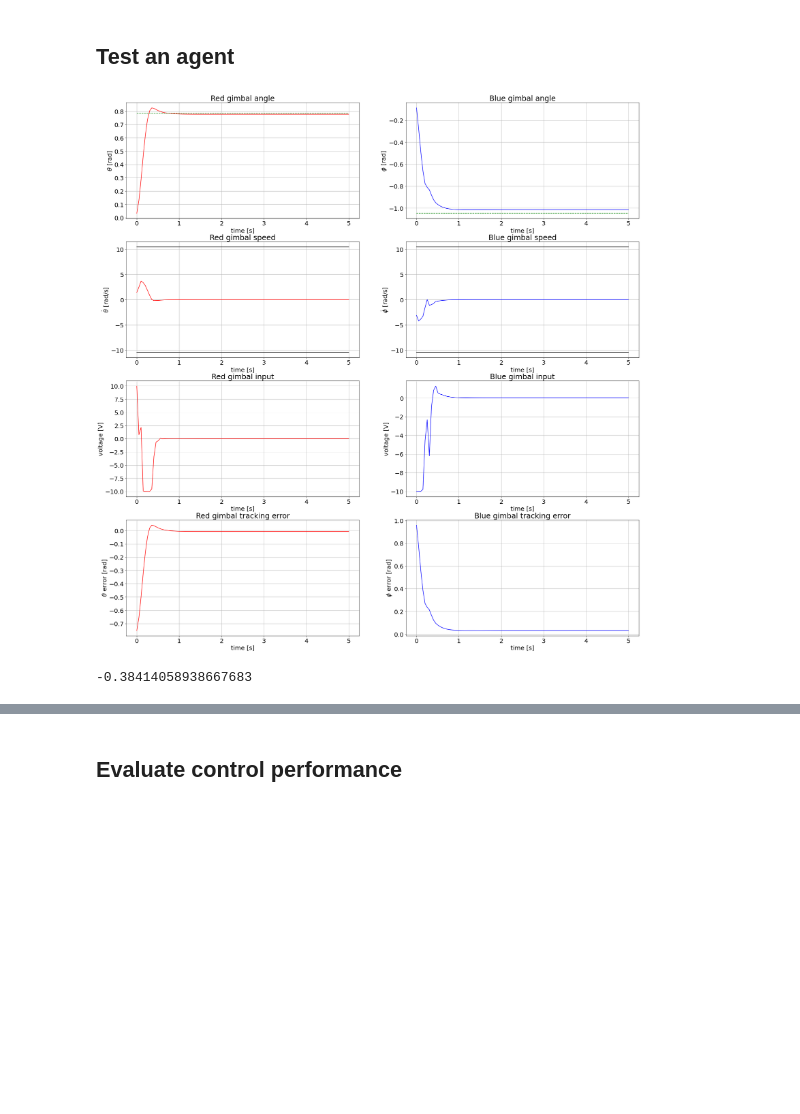
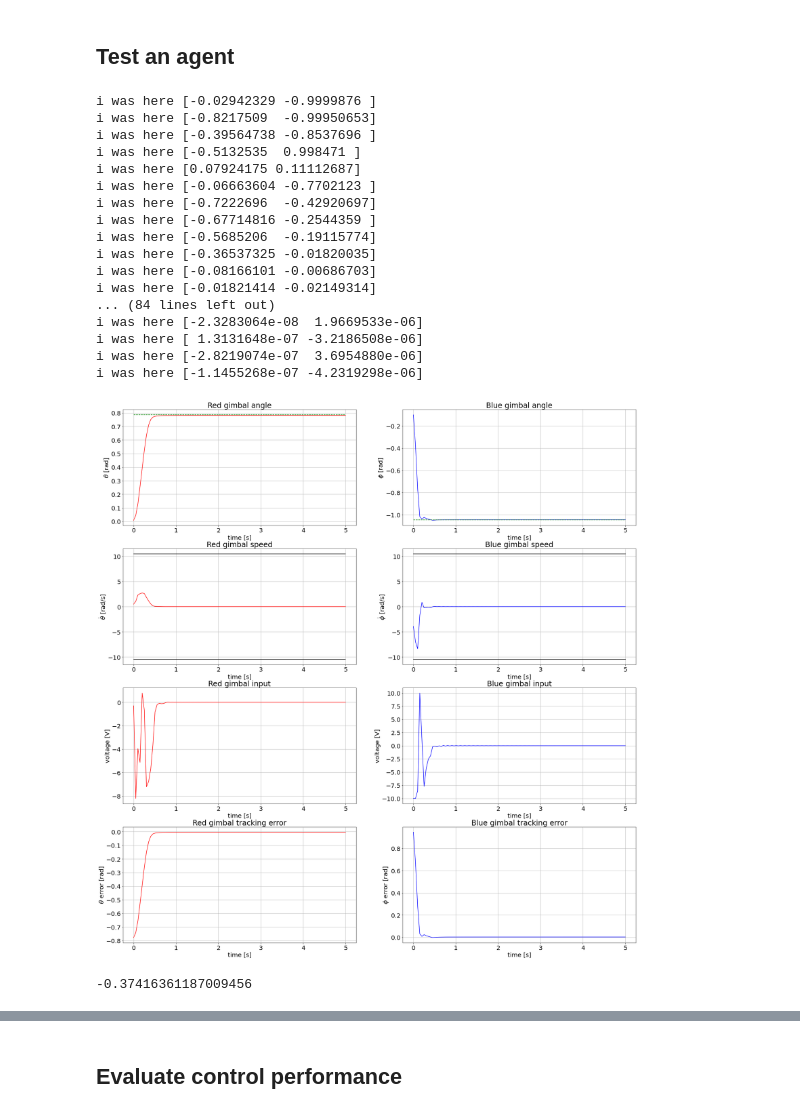
Before and after one commit to YanXiong-UCAS/Gyro_MBRL, a Jupyter notebook: Gyro_MBRL/code/Basic_code/td3_reward_function_comparision/reward_testing.ipynb, the cells around one changed output, grey strips where cells are left out. Saved outputs shown, nothing was run; the diff lists cells and outputs as text; code cells hidden in the pictures; blank space fills up the shorter version.

```diff
--- a/Gyro_MBRL/code/Basic_code/td3_reward_function_comparision/reward_testing.ipynb
+++ b/Gyro_MBRL/code/Basic_code/td3_reward_function_comparision/reward_testing.ipynb
@@ -87,31 +87,48 @@ plt.savefig('tmp.png')
 # %%
 # Test paramaters
 env_name = 'GyroscopeEnv-v1'  # GyroscopeRealEnv-v0， GyroscopeEnv-v1, GyroscopeIntegralEnv-v1
 
 init_state = np.array([0,0,0,0,45/180*np.pi,-60/180*np.pi,200/60*2*np.pi])
 env = create_env(env_name,state=init_state)
 
 # agent_paths = ['sac_q', 'sac_q_ep', 'sac_q_p', 'sac_q_e', 'sac_q_b']   # Quadratic
 # agent_paths = ["sac_q_opt_001", "sac_q_opt_002", "sac_q_opt_003"]   # Quadratic---opt
 # agent_paths = ['sac_a']   # Absolute
 # agent_paths = ['sac_n', 'sac_n_2505', 'sac_n_b']   # Normalized
 # agent_paths = ['sac_s']   # Sparse
-agent_paths = ['td3_pe_opt_ing']   # PE
+agent_paths = ['td3_pe_opt_ing_30000']   # PE
 # agent_paths = ['sac_pe_opt', "sac_pe_opt001", "sac_pe_opt002", "sac_pe_opt003", "sac_pe_opt004", "sac_pe_opt005", "sac_pe_opt006", "sac_pe_opt007", "sac_pe_opt_ing"]   # PE---opt
 # agent_paths = ['sac_p005', 'sac_p05', 'sac_p01']   # Power
 # agent_paths = ['sac_e10', 'sac_20', 'sac_e40']   # Exponential
 # agent_paths = ['sac_p005_gamma095', 'sac_p005_gamma1']   # Power
 # agent_paths = ["ddpg_compare"]
 
 agent = load_agent(agent_paths[0])
 t_end = 5
 
 score, state_record, obs_record, action_record, reward_record = test_agent(env,agent,t_end)
 plot_test(state_record, action_record, t_end, 4)   # 显示所有的测试，更价值观清晰
 score
 # %% [output]
+i was here [-0.02942329 -0.9999876 ]
+i was here [-0.8217509  -0.99950653]
+i was here [-0.39564738 -0.8537696 ]
+i was here [-0.5132535  0.998471 ]
+i was here [0.07924175 0.11112687]
+i was here [-0.06663604 -0.7702123 ]
+i was here [-0.7222696  -0.42920697]
+i was here [-0.67714816 -0.2544359 ]
+i was here [-0.5685206  -0.19115774]
+i was here [-0.36537325 -0.01820035]
+i was here [-0.08166101 -0.00686703]
+i was here [-0.01821414 -0.02149314]
+... (84 lines left out)
+i was here [-2.3283064e-08  1.9669533e-06]
+i was here [ 1.3131648e-07 -3.2186508e-06]
+i was here [-2.8219074e-07  3.6954880e-06]
+i was here [-1.1455268e-07 -4.2319298e-06]
-[figure, old version]
+[figure, new version]
--0.38414058938667683
+-0.37416361187009456
 # %%
 time = np.linspace(0, t_end, len(state_record))
 n = 1
```
Also changed, not shown: parts of 3 cells of this notebook, 10 other files.
